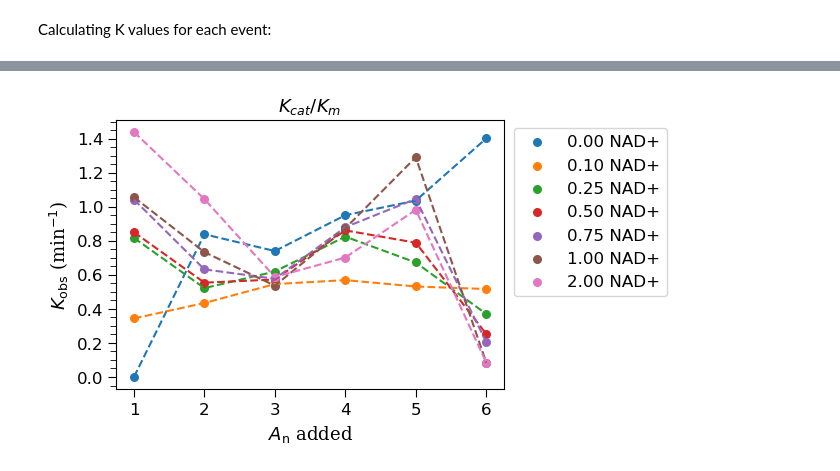
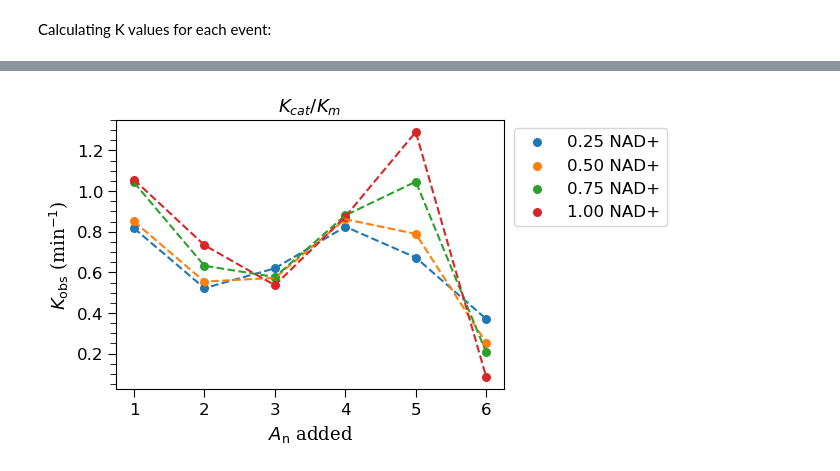
Before and after one commit to PDNALab/kinetic_fit, a Jupyter notebook: NAD_dependence/solve_NAD.ipynb, the cells around one changed output, grey strips where cells are left out. Drawn from its saved outputs; the diff is of its cells as text; code cells hidden in the pictures.

```diff
--- a/NAD_dependence/solve_NAD.ipynb
+++ b/NAD_dependence/solve_NAD.ipynb
@@ -41,20 +41,20 @@ for key in k_vals.keys():
     fit.fit()
     k_vals[key] = fit.get_parameters()
 # %%
-# Plot k values
-fig, ax = plt.subplots(figsize=(5, 3.5))
-for key in k_vals.keys():
-    ax.scatter(np.arange(1, 7), k_vals[key], label=key, s=30)
+# # Plot k values
+# fig, ax = plt.subplots(figsize=(5, 3.5))
+# for key in k_vals.keys():
+#     ax.scatter(np.arange(1, 7), k_vals[key], label=key, s=30)
 
-ax.set_ylabel(r'$K_{\text{obs}}$ (min$^{-1}$)', fontsize=13, family='serif')
-ax.set_xlabel(r'$A_{\text{n}}$ added', fontsize=13, family='serif')
+# ax.set_ylabel(r'$K_{\text{obs}}$ (min$^{-1}$)', fontsize=13, family='serif')
+# ax.set_xlabel(r'$A_{\text{n}}$ added', fontsize=13, family='serif')
 
-plt.minorticks_on()
-plt.tick_params(axis='both', which='major', labelsize=12, length=6)
-plt.gca().tick_params(axis='x', which='minor', bottom=False)
-plt.gca().yaxis.set_minor_locator(MultipleLocator(0.05))
-plt.tick_params(axis='y', which='minor', length=4)
-plt.title('NAD+', family='serif', fontsize=13)
+# plt.minorticks_on()
+# plt.tick_params(axis='both', which='major', labelsize=12, length=6)
+# plt.gca().tick_params(axis='x', which='minor', bottom=False)
+# plt.gca().yaxis.set_minor_locator(MultipleLocator(0.05))
+# plt.tick_params(axis='y', which='minor', length=4)
+# plt.title('NAD+', family='serif', fontsize=13)
 
-legend = ax.legend(fontsize=12, bbox_to_anchor=(1.005, 1), loc='upper left')
-plt.savefig('k_vs_A_NAD_1.png', dpi=250, bbox_inches='tight')
+# legend = ax.legend(fontsize=12, bbox_to_anchor=(1.005, 1), loc='upper left')
+# plt.savefig('k_vs_A_NAD_1.png', dpi=250, bbox_inches='tight')
@@ -63,22 +61,23 @@ plt.savefig('k_vs_A_NAD_1.png', dpi=250, bbox_inches='tight')
 # %%
 # Plot k values
 fig, ax = plt.subplots(figsize=(5, 3.5))
 for key in k_vals.keys():
-    ax.scatter(np.arange(1, 7), k_vals[key], label=key, s=30)
-    plt.plot(np.arange(1, 7),k_vals[key], '--')
+    if key in ['0.25 NAD+', '0.50 NAD+', '0.75 NAD+', '1.00 NAD+']:
+        ax.scatter(np.arange(1, 7), k_vals[key], label=key, s=30)
+        plt.plot(np.arange(1, 7),k_vals[key], '--')
 
 ax.set_ylabel(r'$K_{\text{obs}}$ (min$^{-1}$)', fontsize=13, family='serif')
 ax.set_xlabel(r'$A_{\text{n}}$ added', fontsize=13, family='serif')
 
 plt.minorticks_on()
 plt.tick_params(axis='both', which='major', labelsize=12, length=6)
 plt.gca().tick_params(axis='x', which='minor', bottom=False)
 plt.gca().yaxis.set_minor_locator(MultipleLocator(0.05))
 plt.tick_params(axis='y', which='minor', length=4)
 plt.title(r'$K_{cat}/K_{m}$', family='serif', fontsize=13)
 
 legend = ax.legend(fontsize=12, bbox_to_anchor=(1.005, 1), loc='upper left')
 plt.savefig('k_vs_A_NAD_2.png', dpi=250, bbox_inches='tight')
 # %% [output]
-[figure, old version]
+[figure, new version]
 # %%
```
Also changed, not shown: parts of 2 cells of this notebook, 2 other files.
